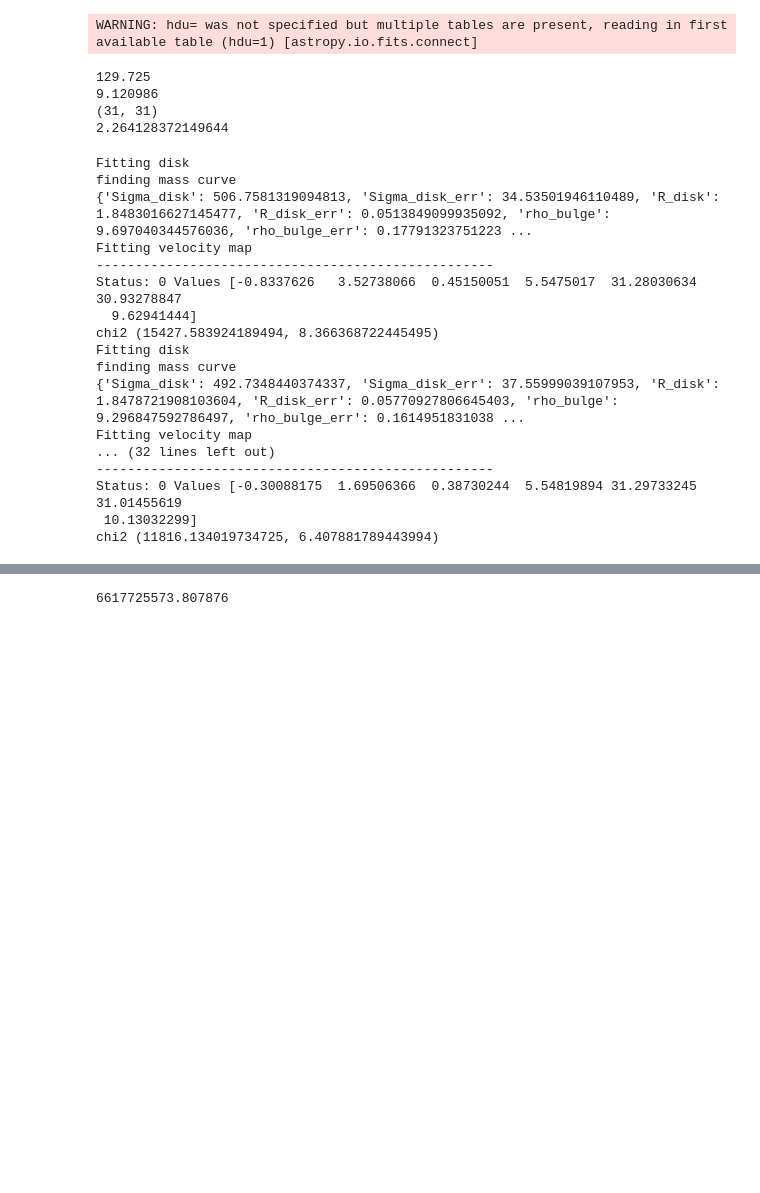
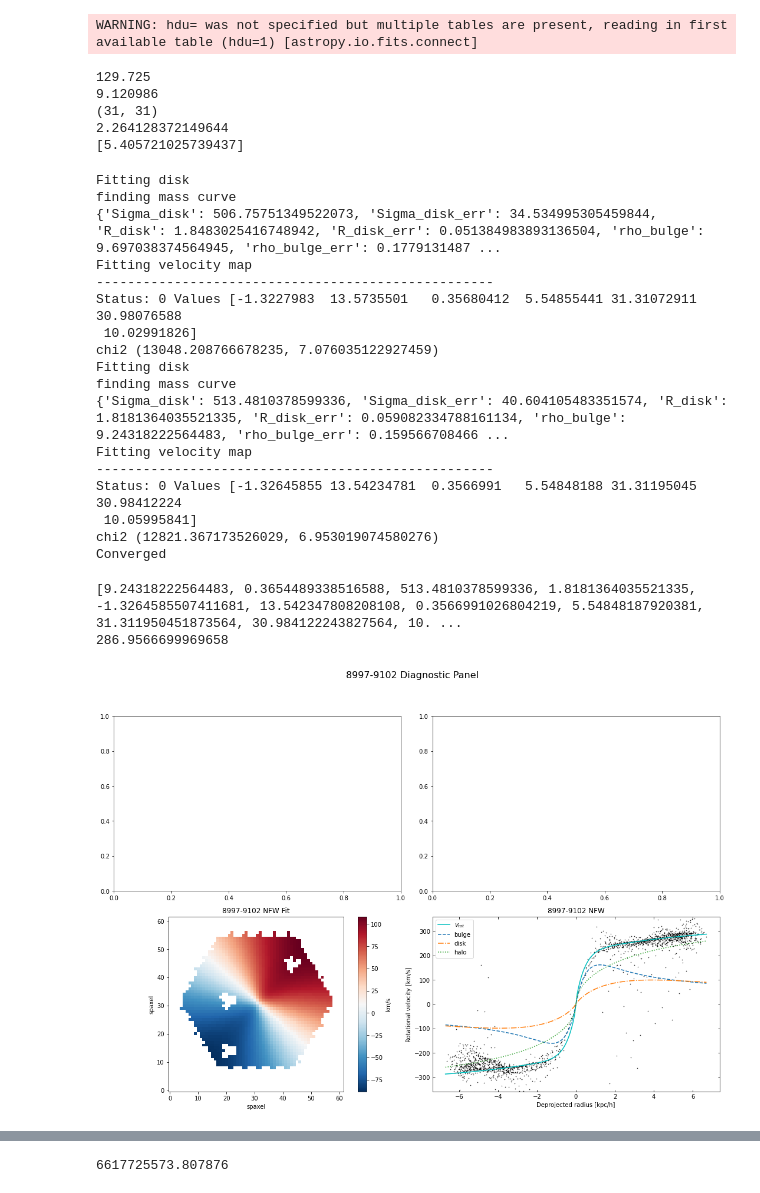
Before and after one commit to athenacat/RotationCurve, a Jupyter notebook: 2D_RC/combo_iteration_test.ipynb, the cells around one changed output, grey strips where cells are left out. Cells and saved outputs as stored; diff of their text form; code cells hidden in the pictures; blank space fills up the shorter version.

```diff
--- a/2D_RC/combo_iteration_test.ipynb
+++ b/2D_RC/combo_iteration_test.ipynb
@@ -75,21 +76,23 @@ x0 = [center[0]]
 y0 = [center[1]]
 phi = [find_phi(center, phi, maps['vmasked'])]
 #param = [incl, phi, x_center, y_center]
+print(phi)
 # %% [output]
 129.725
 9.120986
 (31, 31)
 2.264128372149644
+[5.405721025739437]
 # %%
 rho_h = [-1.5]
 Rh = [10]
 vsys = [0]
 # %%
 for i in range(50):
-    params = rho_h[-1], Rh[-1], axis_ratio[-1], phi[-1], x0[-1], y0[-1],  vsys[-1]
-    fit= combination_fit(sMass_density, sMass_density_err, maps['r_band'], maps['vmasked'], maps['ivarmasked'], vmap_mask, \
-                sM_mask, params, z, gal_ID, "Isothermal")
-    print("chi2",chi2(maps['vmasked'], maps['ivarmasked'], vmap_mask,shape,scale,fit,"Isothermal"))
+    params = rho_h[-1], Rh[-1], axis_ratio[-1], phi[0], x0[-1], y0[-1],  vsys[-1]
+    fit, mass_table, mass_param= combination_fit(sMass_density, sMass_density_err, maps['r_band'], maps['vmasked'], maps['ivarmasked'], vmap_mask, \
+                sM_mask, params, z, gal_ID, "NFW")
+    print("chi2",chi2(maps['vmasked'], maps['ivarmasked'], vmap_mask,shape,scale,fit,"NFW"))
     x0.append(fit[8])
     y0.append(fit[9])
     axis_ratio.append(find_axis_ratio(fit[6]))
@@ -99,30 +102,37 @@ for i in range(50):
     vsys.append(fit[10])
 
     if np.abs(x0[-2]-x0[-1])<1 and np.abs(y0[-2]-y0[-1])<1 and np.abs(phi[-2]-phi[-1])<0.00017 and \
-        np.abs(axis_ratio[-2]-axis_ratio[-1])<0.001 and np.abs(vsys[-2]-vsys[-1])<0.01:
+        np.abs(axis_ratio[-2]-axis_ratio[-1])<0.001 and np.abs(vsys[-2]-vsys[-1])<0.1:
+        print("Converged")
         break
 
 #RC.plot_rot_curve(maps['vmasked'],maps['ivarmasked'], fit,scale,gal_ID,'NFW')
 # %% [output]
 Fitting disk
 finding mass curve
-{'Sigma_disk': 506.7581319094813, 'Sigma_disk_err': 34.53501946110489, 'R_disk': 1.8483016627145477, 'R_disk_err': 0.0513849099935092, 'rho_bulge': 9.697040344576036, 'rho_bulge_err': 0.17791323751223 ...
+{'Sigma_disk': 506.75751349522073, 'Sigma_disk_err': 34.534995305459844, 'R_disk': 1.8483025416748942, 'R_disk_err': 0.051384983893136504, 'rho_bulge': 9.697038374564945, 'rho_bulge_err': 0.1779131487 ...
 Fitting velocity map
 ---------------------------------------------------
-Status: 0 Values [-0.8337626   3.52738066  0.45150051  5.5475017  31.28030634 30.93278847
-  9.62941444]
-chi2 (15427.583924189494, 8.366368722445495)
+Status: 0 Values [-1.3227983  13.5735501   0.35680412  5.54855441 31.31072911 30.98076588
+ 10.02991826]
+chi2 (13048.208766678235, 7.076035122927459)
 Fitting disk
 finding mass curve
-{'Sigma_disk': 492.7348440374337, 'Sigma_disk_err': 37.55999039107953, 'R_disk': 1.8478721908103604, 'R_disk_err': 0.05770927806645403, 'rho_bulge': 9.296847592786497, 'rho_bulge_err': 0.1614951831038 ...
+{'Sigma_disk': 513.4810378599336, 'Sigma_disk_err': 40.604105483351574, 'R_disk': 1.8181364035521335, 'R_disk_err': 0.059082334788161134, 'rho_bulge': 9.24318222564483, 'rho_bulge_err': 0.159566708466 ...
 Fitting velocity map
-... (32 lines left out)
 ---------------------------------------------------
-Status: 0 Values [-0.30088175  1.69506366  0.38730244  5.54819894 31.29733245 31.01455619
- 10.13032299]
-chi2 (11816.134019734725, 6.407881789443994)
+Status: 0 Values [-1.32645855 13.54234781  0.3566991   5.54848188 31.31195045 30.98412224
+ 10.05995841]
+chi2 (12821.367173526029, 6.953019074580276)
+Converged
 # %%
 iso_fit = fit
+# %%
+RC.plot_totfit_panel (gal_ID, shape, scale, fit, "NFW", vmap_mask, maps['vmasked'], maps['ivarmasked'], mass_table, mass_param)
+# %% [output]
+[9.24318222564483, 0.3654489338516588, 513.4810378599336, 1.8181364035521335, -1.3264585507411681, 13.542347808208108, 0.3566991026804219, 5.54848187920381, 31.311950451873564, 30.984122243827564, 10. ...
+286.9566699969658
+[figure, added]
 # %%
 burkert_fit = fit
 # %%
```
Also changed, not shown: parts of 5 cells of this notebook, 8 other files.
